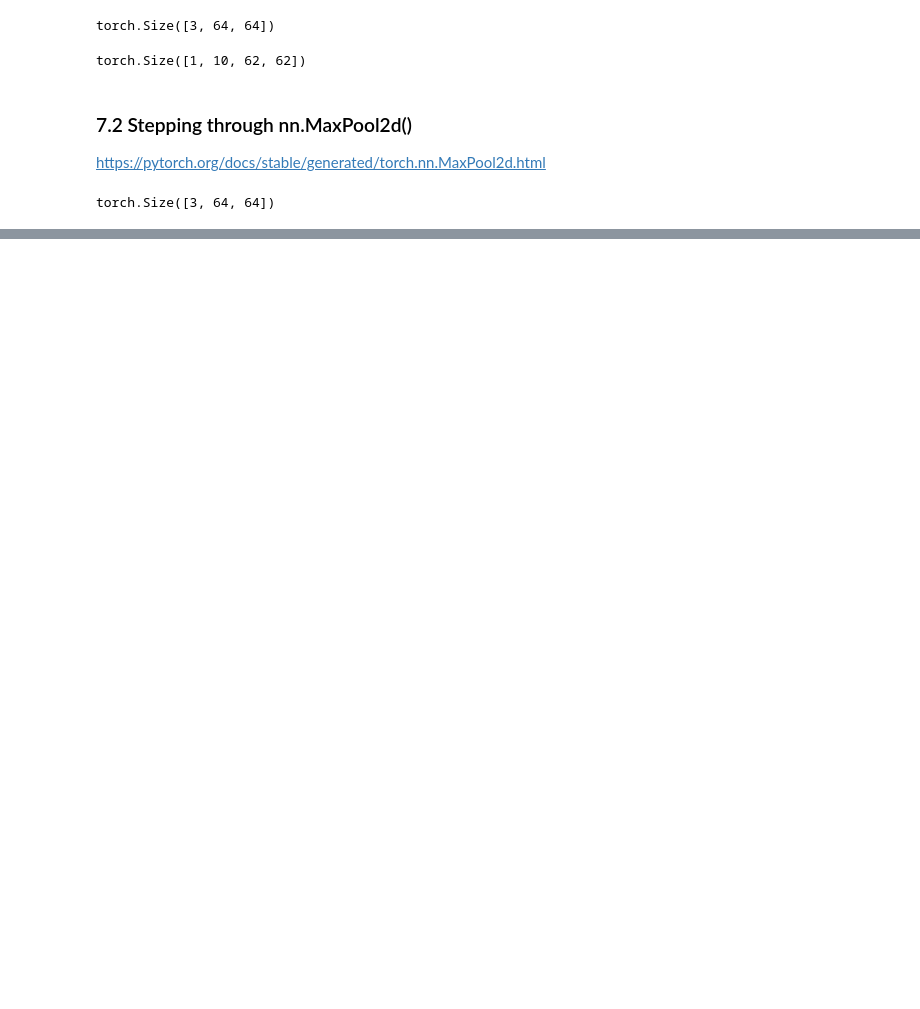
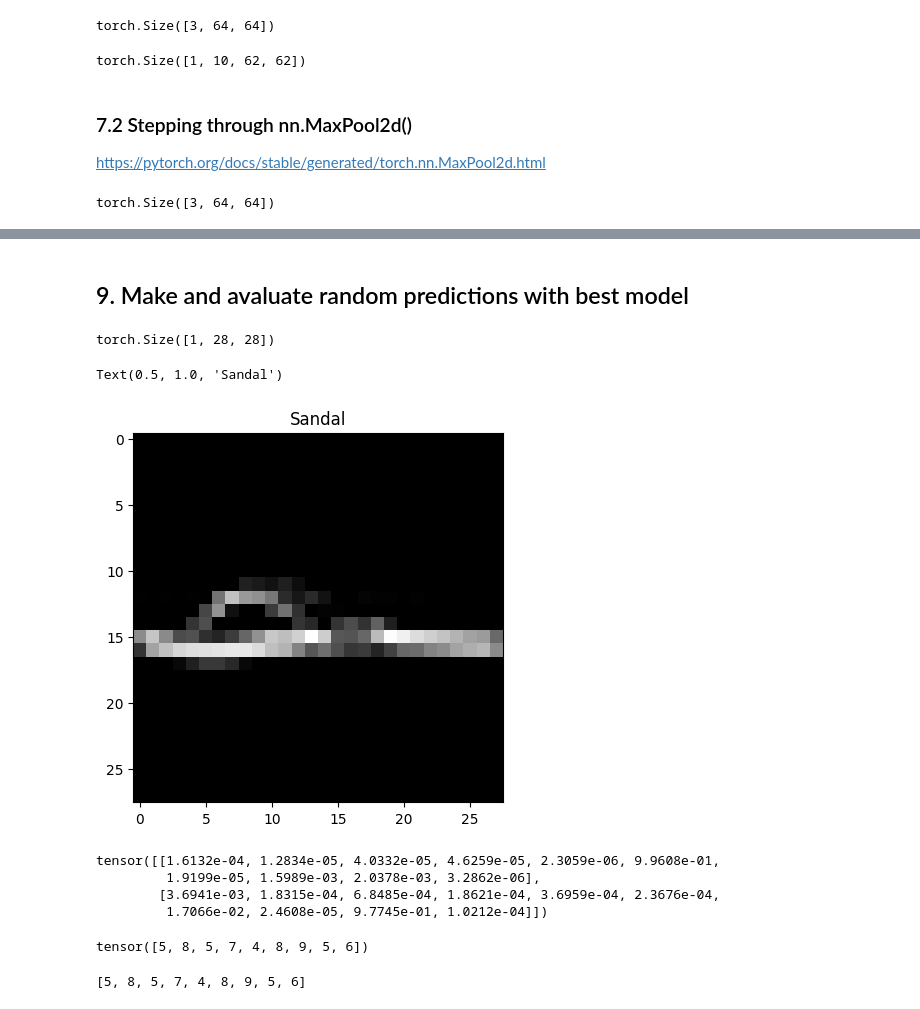
Before and after one commit to darthVarada/leaningML, a Jupyter notebook: 03_computer_vision_PyTorch.ipynb, the cells around one changed output, grey strips where cells are left out. Saved outputs shown, nothing was run; the diff lists cells and outputs as text; code cells hidden in the pictures; blank space fills up the shorter version.

```diff
--- a/03_computer_vision_PyTorch.ipynb
+++ b/03_computer_vision_PyTorch.ipynb
@@ -905,0 +1083,2 @@ print(f"Max pool tensor shape: {max_pool_tensor.shape}")
+# %% [markdown]
+## 9. Make and avaluate random predictions with best model
@@ -905,0 +1108,40 @@ print(f"Max pool tensor shape: {max_pool_tensor.shape}")
+# %%
+import random
+test_samples = []
+test_labels = []
+for sample, label in random.sample(list(test_data), k=9):
+  test_samples.append(sample)
+  test_labels.append(label)
+
+  #View the first samples shape
+test_samples[0].shape
+# %% [output]
+torch.Size([1, 28, 28])
+# %%
+plt.imshow(test_samples[0].squeeze(), cmap="gray")
+plt.title(class_names[test_labels[0]])
+# %% [output]
+Text(0.5, 1.0, 'Sandal')
+[figure, added]
+# %%
+# Make predictions
+pred_probs = make_predictions(model = model_2,
+                              data=test_samples)
+
+# View first two predictions probabilities
+pred_probs[:2]
+# %% [output]
+tensor([[1.6132e-04, 1.2834e-05, 4.0332e-05, 4.6259e-05, 2.3059e-06, 9.9608e-01,
+         1.9199e-05, 1.5989e-03, 2.0378e-03, 3.2862e-06],
+        [3.6941e-03, 1.8315e-04, 6.8485e-04, 1.8621e-04, 3.6959e-04, 2.3676e-04,
+         1.7066e-02, 2.4608e-05, 9.7745e-01, 1.0212e-04]])
+# %%
+# Convert prediction probabilities to labels
+pred_classes = pred_probs.argmax(dim=1)
+pred_classes
+# %% [output]
+tensor([5, 8, 5, 7, 4, 8, 9, 5, 6])
+# %%
+test_labels
+# %% [output]
+[5, 8, 5, 7, 4, 8, 9, 5, 6]
```
Also changed, not shown: parts of 40 cells of this notebook.
